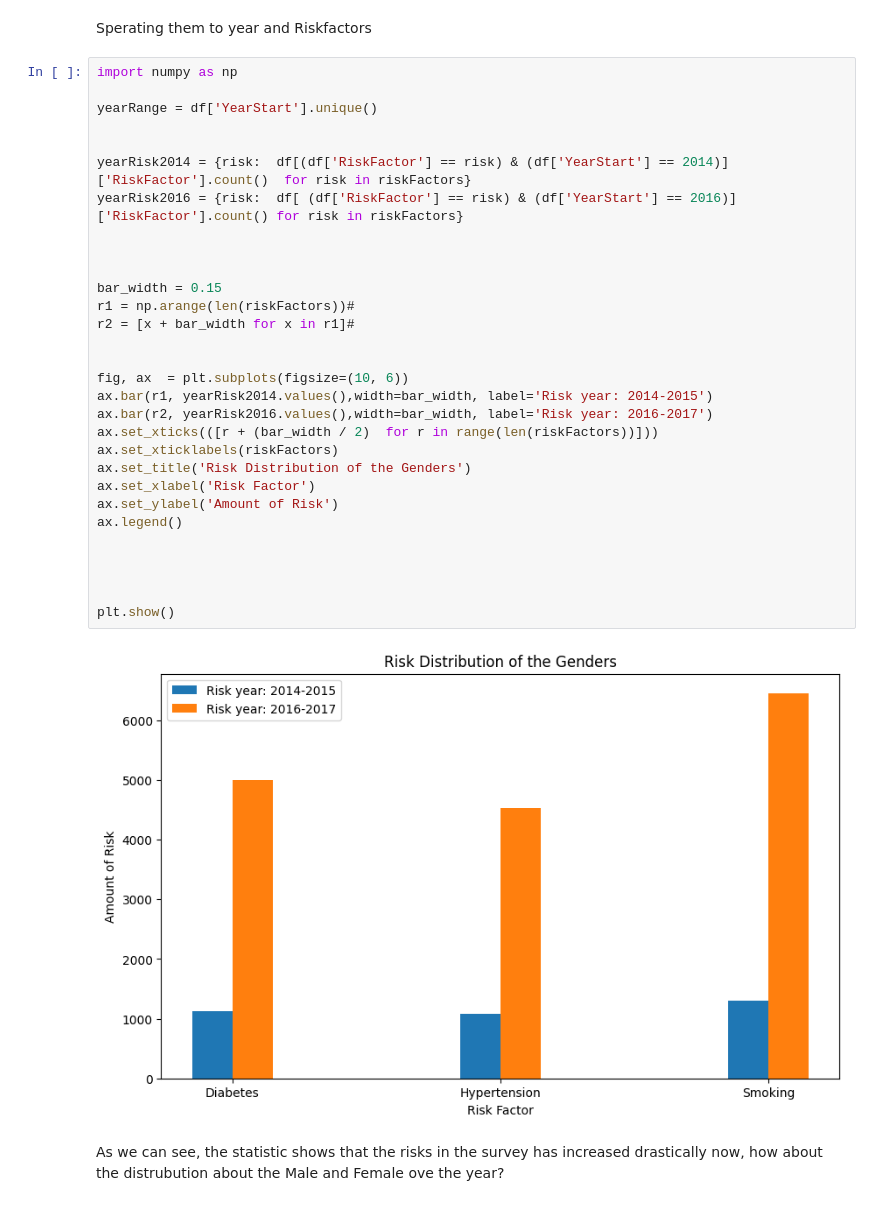
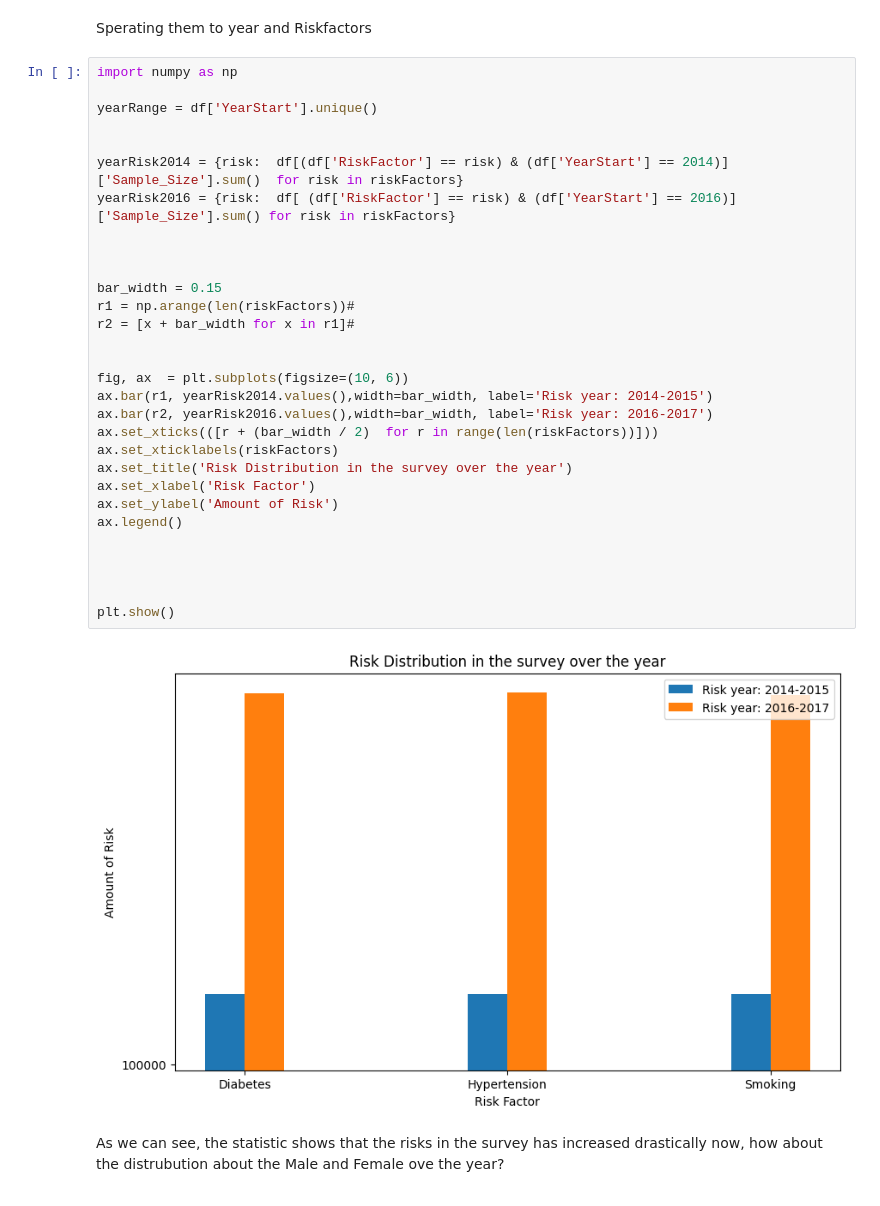
Before and after one commit to AntonioLeoneSolentUni/DataScienceAsseignment, a Jupyter notebook: mainHandin.ipynb, the cells around one changed output. Saved outputs shown, nothing was run; the diff lists cells and outputs as text.

```diff
--- a/mainHandin.ipynb
+++ b/mainHandin.ipynb
@@ -193,35 +189,35 @@ Sperating them to year and Riskfactors
 # %%
 import numpy as np
 
 yearRange = df['YearStart'].unique()
 
 
-yearRisk2014 = {risk:  df[(df['RiskFactor'] == risk) & (df['YearStart'] == 2014)]['RiskFactor'].count()  for risk in riskFactors}
-yearRisk2016 = {risk:  df[ (df['RiskFactor'] == risk) & (df['YearStart'] == 2016)]['RiskFactor'].count() for risk in riskFactors}
+yearRisk2014 = {risk:  df[(df['RiskFactor'] == risk) & (df['YearStart'] == 2014)]['Sample_Size'].sum()  for risk in riskFactors}
+yearRisk2016 = {risk:  df[ (df['RiskFactor'] == risk) & (df['YearStart'] == 2016)]['Sample_Size'].sum() for risk in riskFactors}
 
 
 
 bar_width = 0.15
 r1 = np.arange(len(riskFactors))#
 r2 = [x + bar_width for x in r1]#
 
 
 fig, ax  = plt.subplots(figsize=(10, 6))
 ax.bar(r1, yearRisk2014.values(),width=bar_width, label='Risk year: 2014-2015')
 ax.bar(r2, yearRisk2016.values(),width=bar_width, label='Risk year: 2016-2017')
 ax.set_xticks(([r + (bar_width / 2)  for r in range(len(riskFactors))]))
 ax.set_xticklabels(riskFactors)
-ax.set_title('Risk Distribution of the Genders')
+ax.set_title('Risk Distribution in the survey over the year')
 ax.set_xlabel('Risk Factor')
 ax.set_ylabel('Amount of Risk')
 ax.legend()
 
 
 
 
 plt.show()
 # %% [output]
-[figure, old version]
+[figure, new version]
 # %% [markdown]
 As we can see, the statistic shows that the risks in the survey has increased drastically
 now, how about the distrubution about the Male and Female ove the year?
```
Also changed, not shown: parts of 11 cells of this notebook.
